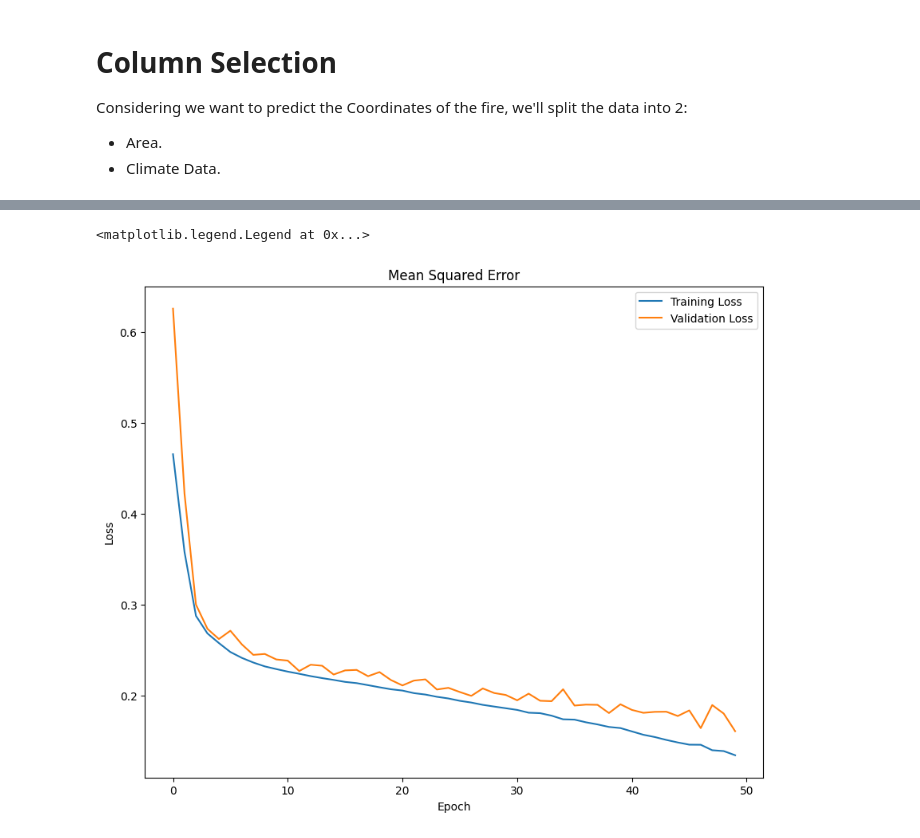
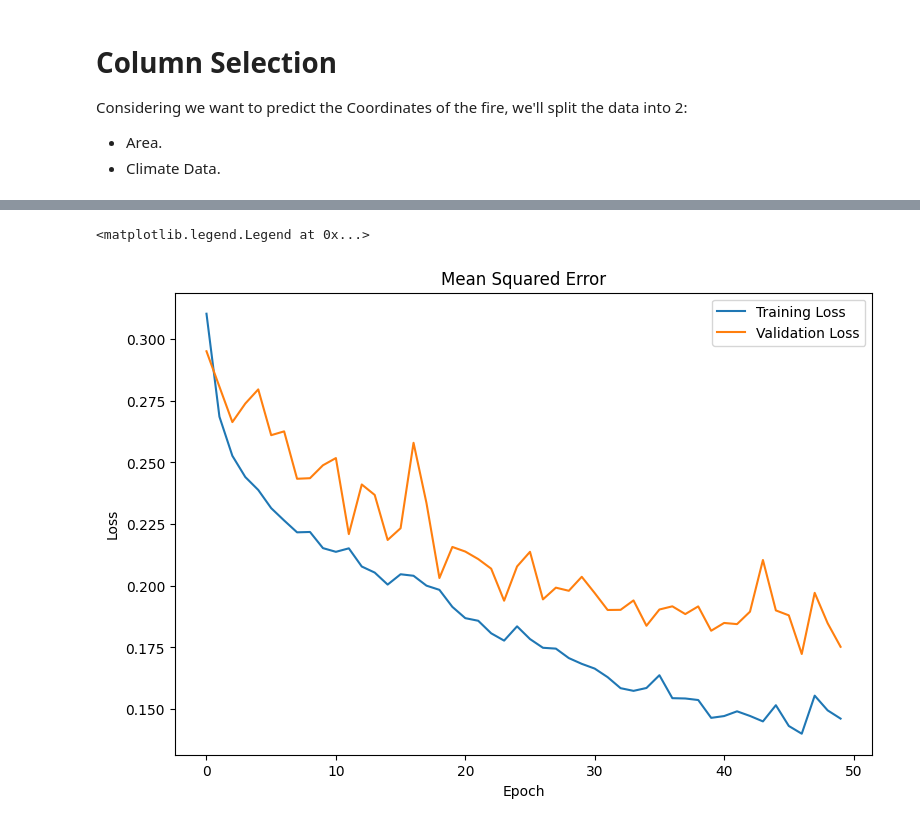
Before and after one commit to Supermjork/Firing-Neurons-Et-Forets, a Jupyter notebook: notebook/neuron-fire.ipynb, the cells around one changed output, grey strips where cells are left out. Drawn from its saved outputs; the diff is of its cells as text; code cells hidden in the pictures.

Commit message:
Casted Noise, Tweaked Learn rate

```diff
--- a/notebook/neuron-fire.ipynb
+++ b/notebook/neuron-fire.ipynb
@@ -280,14 +269,18 @@ from keras.models import Sequential     # Sequential Model
 area_predict = Sequential(name = 'Area_Size')
 
 # Adding layers
-area_predict.add(Dense(30, input_shape = (atm_date.shape[1], ), activation = 'relu'))
-area_predict.add(Dense(25, activation = 'relu'))
-area_predict.add(Dense(10, activation = 'relu'))
-area_predict.add(Dense(5, activation = 'relu'))
+area_predict.add(Dense(30, input_shape = (atm_date.shape[1], )))
+area_predict.add(Dense(35, activation = 'relu'))
+area_predict.add(Dense(35, activation = 'relu'))
+area_predict.add(Dense(20, activation = 'relu'))
 area_predict.add(Dense(1))
+# %%
+# Tweaking Learning Rate
+from keras import backend as K
+cust_optim = koptim.Adam(learning_rate = 0.001)
 # %%
 # Setting: Loss Function, Optimizer, and Metrics
-area_predict.compile(loss = 'mean_squared_error', optimizer = 'adam', metrics=['mse', 'mae'])
+area_predict.compile(loss = 'mean_squared_error', optimizer = cust_optim, metrics=['mse', 'mae'])
 area_predict.summary()
 # %% [output]
 Model: "Area_Size"
@@ -312,6 +312,6 @@ _________________________________________________________________
 # %%
 # Storing training history over epochs
 # Fingers crossed compooter no go boom
-progress = area_predict.fit(atm_date, area, validation_split = 0.4, epochs = 50, batch_size = 50)
+progress = area_predict.fit(atm_date, area, validation_split = 0.37, epochs = 50, batch_size = 50)
 # %% [output]
 Epoch 1/50
@@ -340,16 +340,16 @@ area_predict.evaluate(atm_date, area)
 # %%
 # Visualizing the rates and keys
 # Doing this for the sake of the report
 # Plot training history
-plt.figure(figsize=(10, 8))
+plt.figure(figsize=(9, 6))
 
 # Plot training & validation loss values
 plt.plot(progress.history['loss'], label='Training Loss')
 plt.plot(progress.history['val_loss'], label='Validation Loss')
 plt.title('Mean Squared Error')
 plt.xlabel('Epoch')
 plt.ylabel('Loss')
 plt.legend()
 # %% [output]
 <matplotlib.legend.Legend at 0x...>
-[figure, old version]
+[figure, new version]
```
Also changed, not shown: parts of 11 cells of this notebook.
